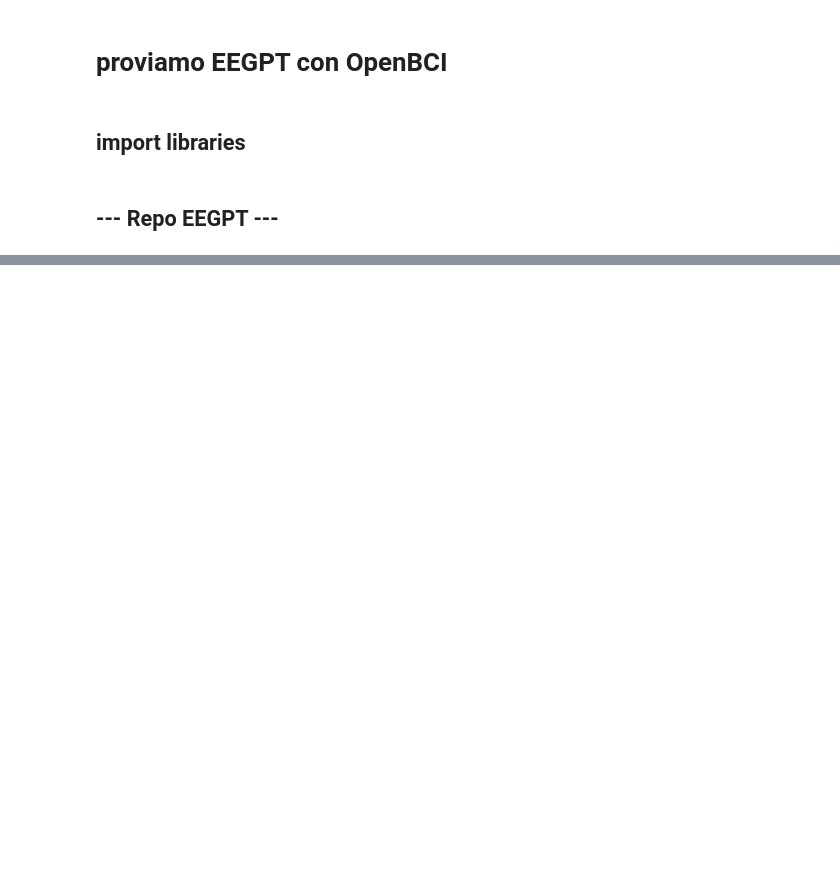
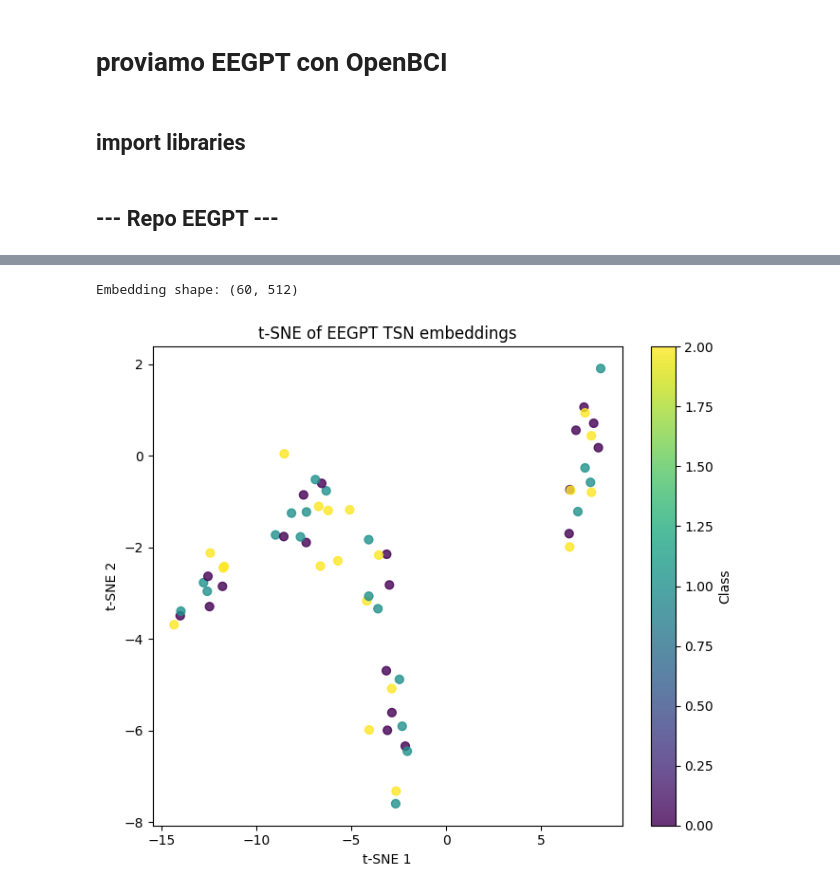
Before and after one commit to camillabocciolone/Leonardo-project, a Jupyter notebook: ll2egpt.ipynb, the cells around one changed output, grey strips where cells are left out. Saved outputs shown, nothing was run; the diff lists cells and outputs as text; code cells hidden in the pictures; blank space fills up the shorter version.

```diff
--- a/ll2egpt.ipynb
+++ b/ll2egpt.ipynb
@@ -38,0 +321,19 @@ ERROR: No matching distribution found for moabb==1.0.0
+# %%
+# 1) forza X_tsn ad essere un "dato" puro (senza grafo)
+X_tsn = X_tsn.detach().clone()
+y_tsn = y_tsn.detach().clone()
+
+print("X_tsn.requires_grad:", X_tsn.requires_grad)
+print("X_tsn.grad_fn:", X_tsn.grad_fn)  # deve essere None
+
+
+for epoch in range(30):
+    optimizer.zero_grad()
+    logits = clf(X_tsn)
+    loss = criterion(logits, y_tsn)
+    loss.backward()
+    optimizer.step()
+
+    if epoch % 5 == 0:
+        acc = (logits.argmax(1) == y_tsn).float().mean().item()
+        print(f"Epoch {epoch:02d} | loss={loss.item():.3f} | acc={acc:.3f}")
@@ -38,0 +384,61 @@ ERROR: No matching distribution found for moabb==1.0.0
+# %%
+import numpy as np
+from sklearn.preprocessing import StandardScaler
+from sklearn.decomposition import PCA
+from sklearn.manifold import TSNE
+import matplotlib.pyplot as plt
+
+# ============================
+# 1) USA LE FEATURE TSN
+# ============================
+X_emb = X_tsn.numpy()
+y_emb = y_tsn.numpy()
+
+print("Embedding shape:", X_emb.shape)
+
+# ============================
+# 2) NORMALIZZAZIONE
+# ============================
+scaler = StandardScaler()
+X_scaled = scaler.fit_transform(X_emb)
+
+# ============================
+# 3) PCA (consigliata prima di t-SNE)
+# ============================
+pca = PCA(n_components=min(30, X_scaled.shape[1]), random_state=0)
+X_pca = pca.fit_transform(X_scaled)
+
+# ============================
+# 4) t-SNE
+# ============================
+tsne = TSNE(
+    n_components=2,
+    perplexity=15,   # 60 campioni → 10–20 va meglio di 30
+    init="pca",
+    learning_rate="auto",
+    random_state=0
+)
+
+X_tsne = tsne.fit_transform(X_pca)
+
+# ============================
+# 5) PLOT
+# ============================
+plt.figure(figsize=(7,6))
+scatter = plt.scatter(
+    X_tsne[:,0],
+    X_tsne[:,1],
+    c=y_emb,
+    cmap="viridis",
+    s=40,
+    alpha=0.8
+)
+plt.colorbar(scatter, label="Class")
+plt.title("t-SNE of EEGPT TSN embeddings")
+plt.xlabel("t-SNE 1")
+plt.ylabel("t-SNE 2")
+plt.tight_layout()
+plt.show()
+# %% [output]
+Embedding shape: (60, 512)
+[figure, added]
```
Also changed, not shown: parts of 62 cells of this notebook.
